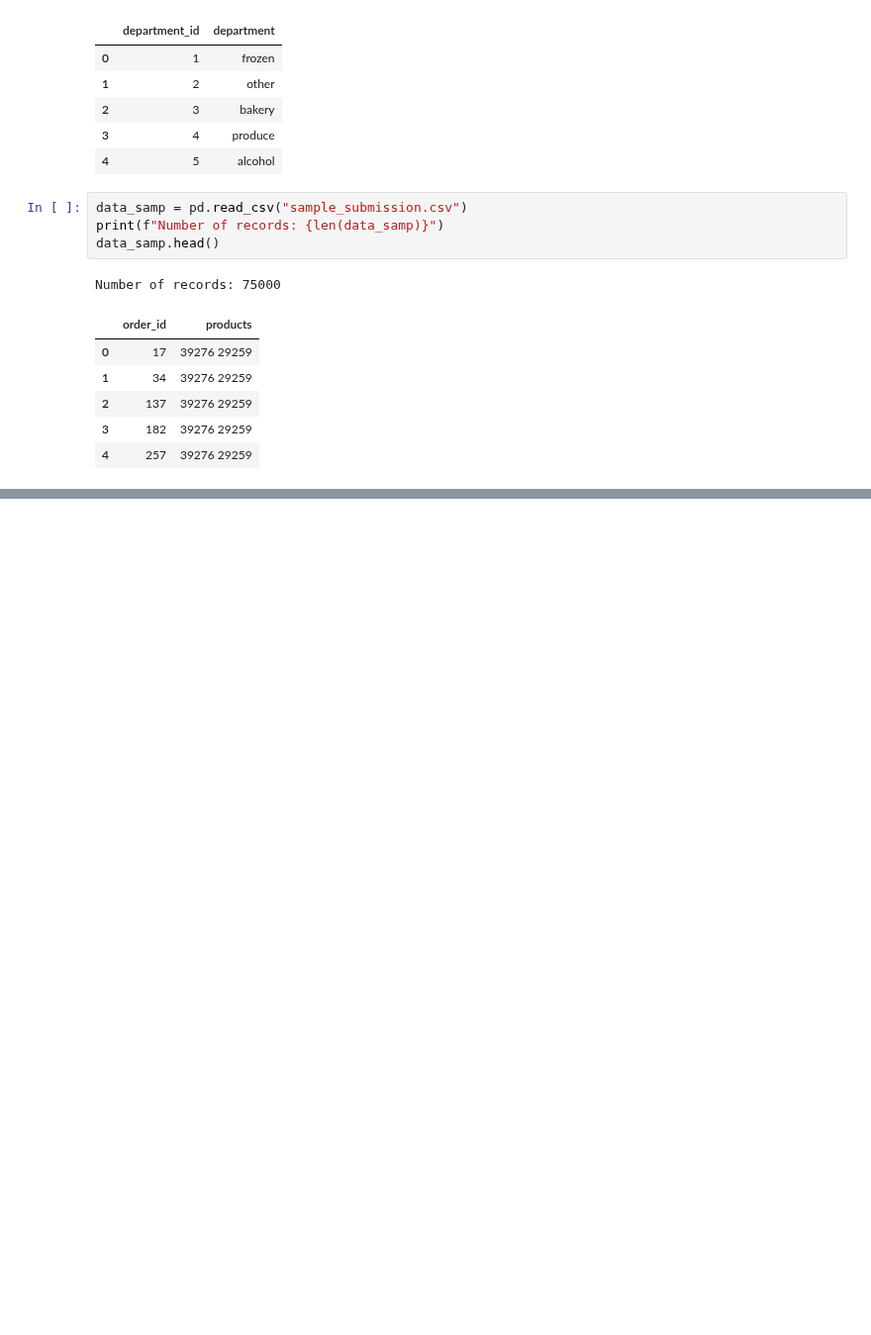
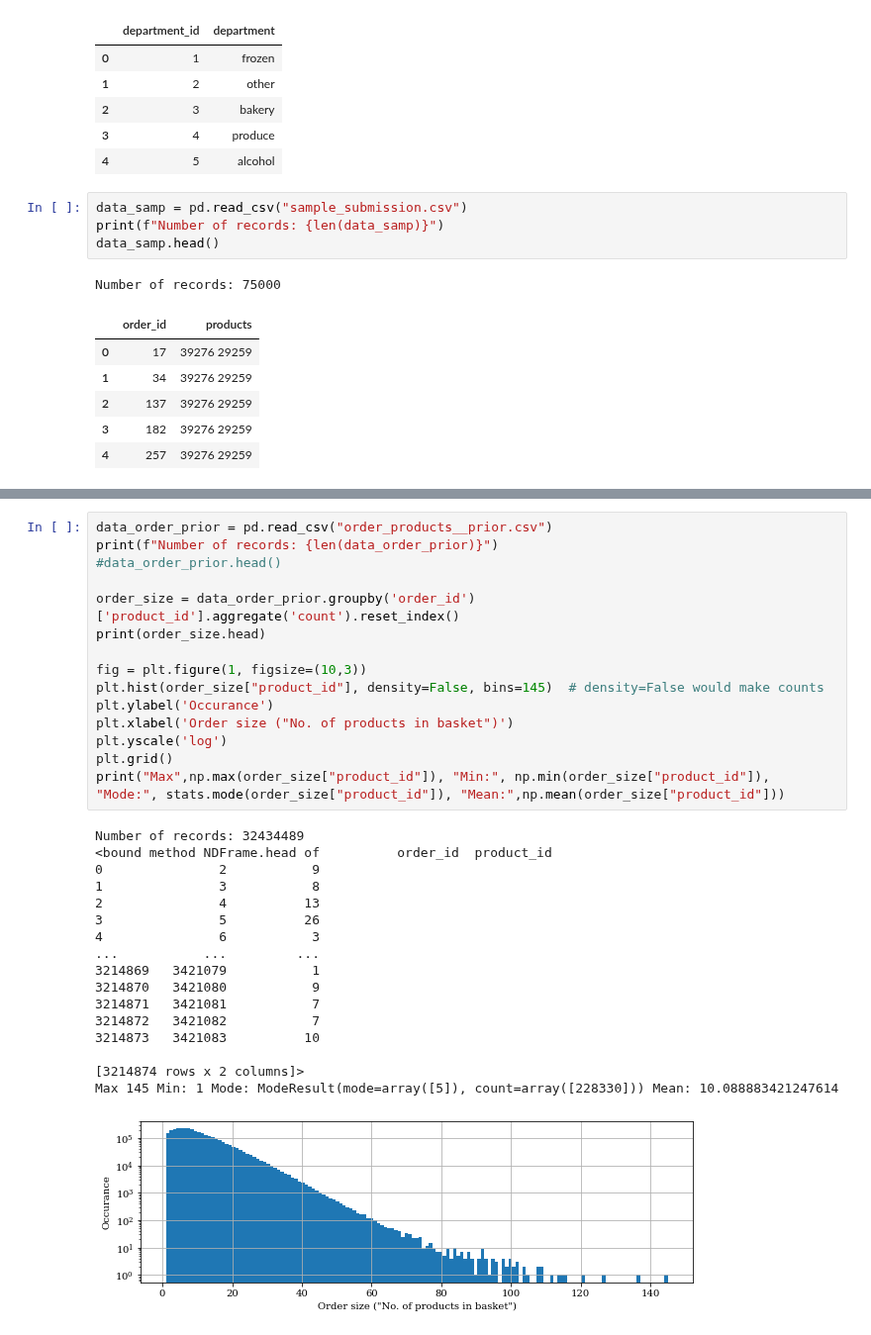
Before and after one commit to cherryng/MLcourse, a Jupyter notebook: H5_CapstoneProject.ipynb, the cells around one changed output, grey strips where cells are left out. Shown at 99% size. Saved outputs shown, nothing was run; the diff lists cells and outputs as text; blank space fills up the shorter version.

```diff
--- a/H5_CapstoneProject.ipynb
+++ b/H5_CapstoneProject.ipynb
@@ -152 +163,34 @@ plt.show()
+# %%
+data_order_prior = pd.read_csv("order_products__prior.csv")
+print(f"Number of records: {len(data_order_prior)}")
+#data_order_prior.head()
+
+order_size = data_order_prior.groupby('order_id')['product_id'].aggregate('count').reset_index()
+print(order_size.head)
+
+fig = plt.figure(1, figsize=(10,3))
+plt.hist(order_size["product_id"], density=False, bins=145)  # density=False would make counts
+plt.ylabel('Occurance')
+plt.xlabel('Order size ("No. of products in basket")')
+plt.yscale('log')
+plt.grid()
+print("Max",np.max(order_size["product_id"]), "Min:", np.min(order_size["product_id"]), "Mode:", stats.mode(order_size["product_id"]), "Mean:",np.mean(order_size["product_id"]))
+# %% [output]
+Number of records: 32434489
+<bound method NDFrame.head of          order_id  product_id
+0               2           9
+1               3           8
+2               4          13
+3               5          26
+4               6           3
+...           ...         ...
+3214869   3421079           1
+3214870   3421080           9
+3214871   3421081           7
+3214872   3421082           7
+3214873   3421083          10
+
+[3214874 rows x 2 columns]>
+Max 145 Min: 1 Mode: ModeResult(mode=array([5]), count=array([228330])) Mean: 10.088883421247614
+[figure, added]
 # %%
```
Also changed, not shown: parts of 16 cells of this notebook.
